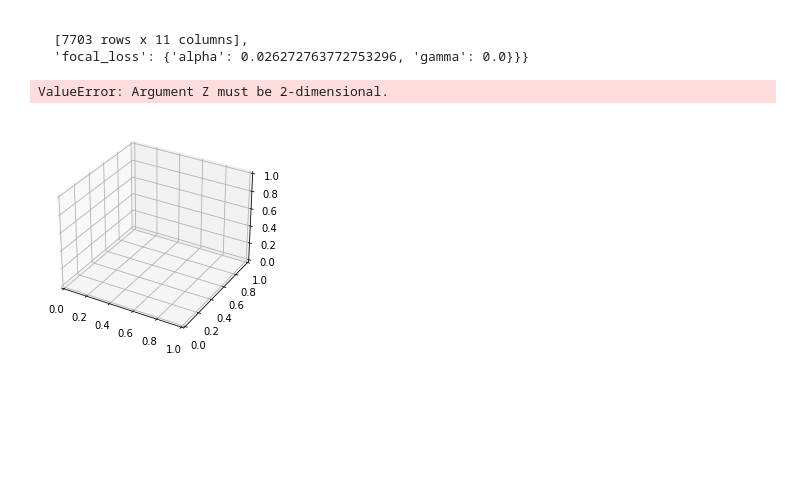
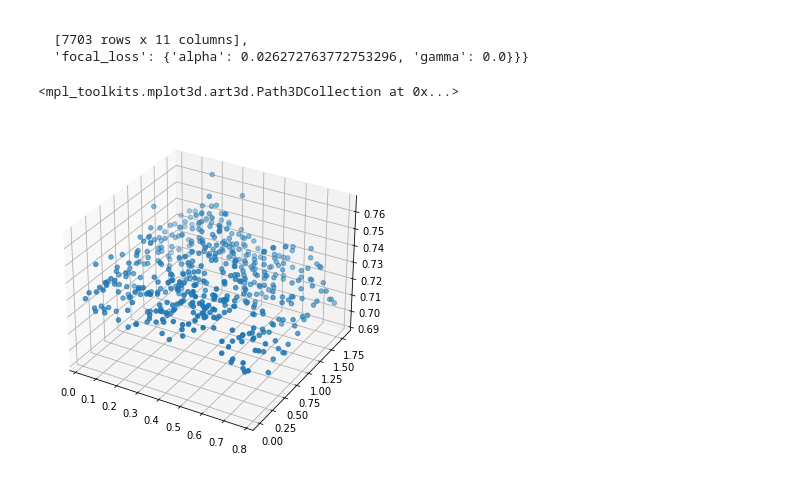
Before and after one commit to KumaranShivam5/aurora-server-final, a Jupyter notebook: scratch_new.ipynb, the cells around one changed output. Saved outputs shown, nothing was run; the diff lists cells and outputs as text; code cells hidden in the pictures; blank space fills up the shorter version.

```diff
--- a/scratch_new.ipynb
+++ b/scratch_new.ipynb
@@ -240,15 +240,15 @@ for f in tqdm(focal):
 # %%
 x = np.asarray([el[0] for el in recall_grid])
 y = np.asarray([el[1] for el in recall_grid])
 z = np.asarray([el[2] for el in recall_grid])
 from matplotlib import pyplot as plt
-fig = plt.figure()
+fig = plt.figure(figsize=(6,6))
 
 # syntax for 3-D plotting
 ax = plt.axes(projection ='3d')
 
 # syntax for plotting
-ax.plot_surface(x, y, z, cmap ='viridis', edgecolor ='green')
+ax.scatter(x, y, z, )
 # %% [output]
-ValueError: Argument Z must be 2-dimensional.
+<mpl_toolkits.mplot3d.art3d.Path3DCollection at 0x...>
-[figure, old version]
+[figure, new version]
```
